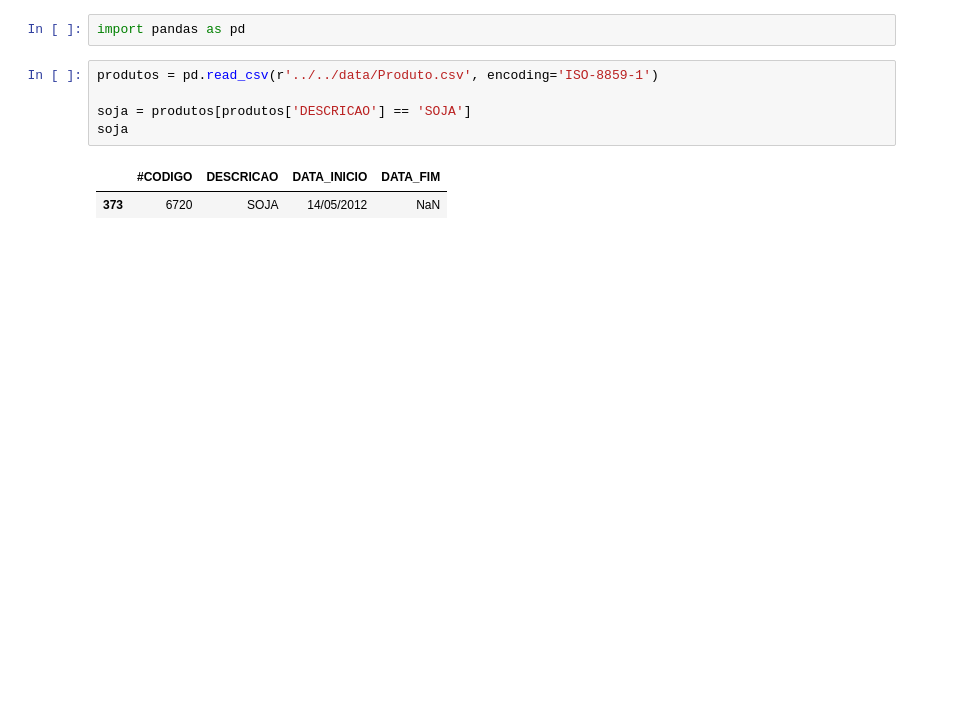
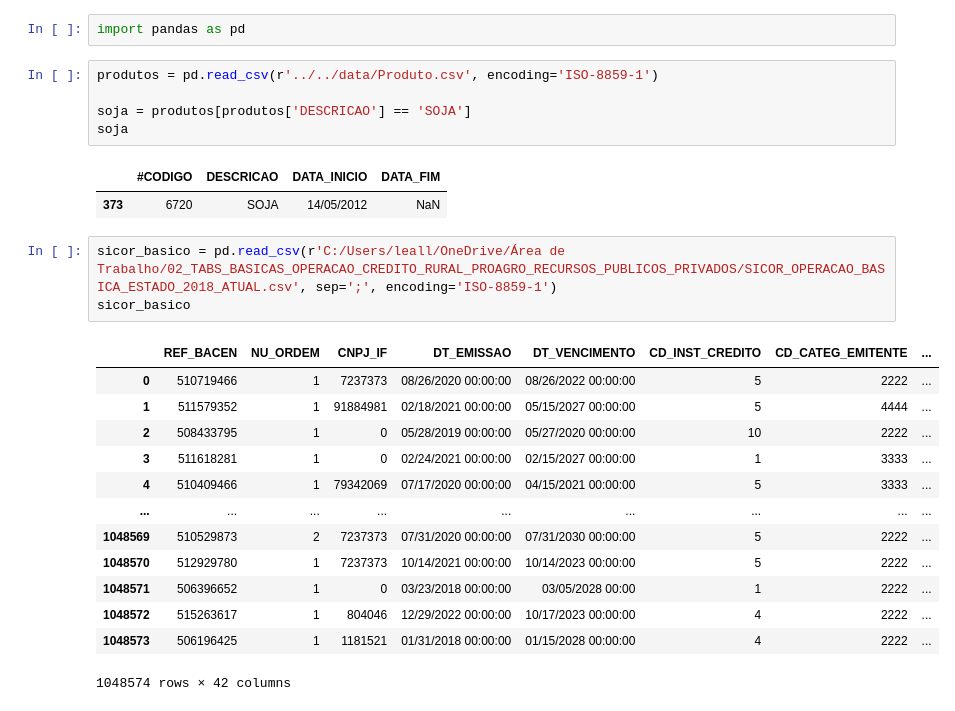
Before and after one commit to PhatomFatec/GeoForesight-back, a Jupyter notebook: src/notebooks/00-ll-firstExploration.ipynb, the cells around one changed output. Saved outputs shown, nothing was run; the diff lists cells and outputs as text; blank space fills up the shorter version.

```diff
--- a/src/notebooks/00-ll-firstExploration.ipynb
+++ b/src/notebooks/00-ll-firstExploration.ipynb
@@ -8,6 +8,23 @@ soja
 # %% [output]
 |  | #CODIGO | DESCRICAO | DATA_INICIO | DATA_FIM |
 | 373 | 6720 | SOJA | 14/05/2012 | NaN |
+# %%
+sicor_basico = pd.read_csv(r'C:/Users/leall/OneDrive/Área de Trabalho/02_TABS_BASICAS_OPERACAO_CREDITO_RURAL_PROAGRO_RECURSOS_PUBLICOS_PRIVADOS/SICOR_OPERACAO_BASICA_ESTADO_2018_ATUAL.csv', sep=';', encoding='ISO-8859-1')
+sicor_basico
+# %% [output]
+|  | REF_BACEN | NU_ORDEM | CNPJ_IF | DT_EMISSAO | DT_VENCIMENTO | CD_INST_CREDITO | CD_CATEG_EMITENTE | ... |
+| 0 | 510719466 | 1 | 7237373 | 08/26/2020 00:00:00 | 08/26/2022 00:00:00 | 5 | 2222 | ... |
+| 1 | 511579352 | 1 | 91884981 | 02/18/2021 00:00:00 | 05/15/2027 00:00:00 | 5 | 4444 | ... |
+| 2 | 508433795 | 1 | 0 | 05/28/2019 00:00:00 | 05/27/2020 00:00:00 | 10 | 2222 | ... |
+| 3 | 511618281 | 1 | 0 | 02/24/2021 00:00:00 | 02/15/2027 00:00:00 | 1 | 3333 | ... |
+| 4 | 510409466 | 1 | 79342069 | 07/17/2020 00:00:00 | 04/15/2021 00:00:00 | 5 | 3333 | ... |
+| ... | ... | ... | ... | ... | ... | ... | ... | ... |
+| 1048569 | 510529873 | 2 | 7237373 | 07/31/2020 00:00:00 | 07/31/2030 00:00:00 | 5 | 2222 | ... |
+| 1048570 | 512929780 | 1 | 7237373 | 10/14/2021 00:00:00 | 10/14/2023 00:00:00 | 5 | 2222 | ... |
+| 1048571 | 506396652 | 1 | 0 | 03/23/2018 00:00:00 | 03/05/2028 00:00 | 1 | 2222 | ... |
+| 1048572 | 515263617 | 1 | 804046 | 12/29/2022 00:00:00 | 10/17/2023 00:00:00 | 4 | 2222 | ... |
+| 1048573 | 506196425 | 1 | 1181521 | 01/31/2018 00:00:00 | 01/15/2028 00:00:00 | 4 | 2222 | ... |
+1048574 rows × 42 columns
 # %%
 empreendimento = pd.read_csv(r'../../data/Empreendimento.csv', sep=';', encoding='ISO-8859-1')
 cod_empreendimento =  empreendimento[empreendimento['PRODUTO'] == 'SOJA']
```
Also changed, not shown: parts of 7 cells of this notebook.
